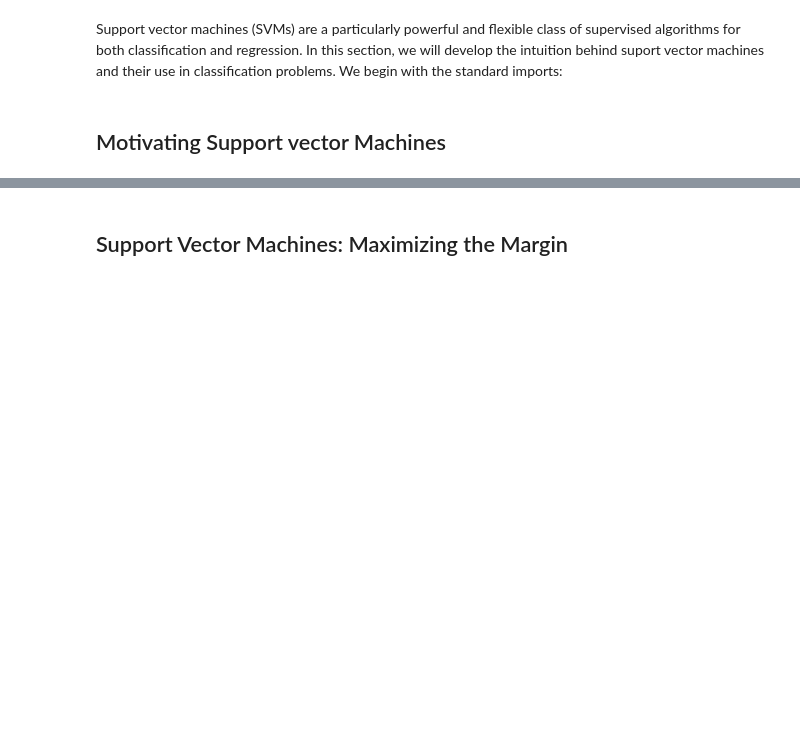
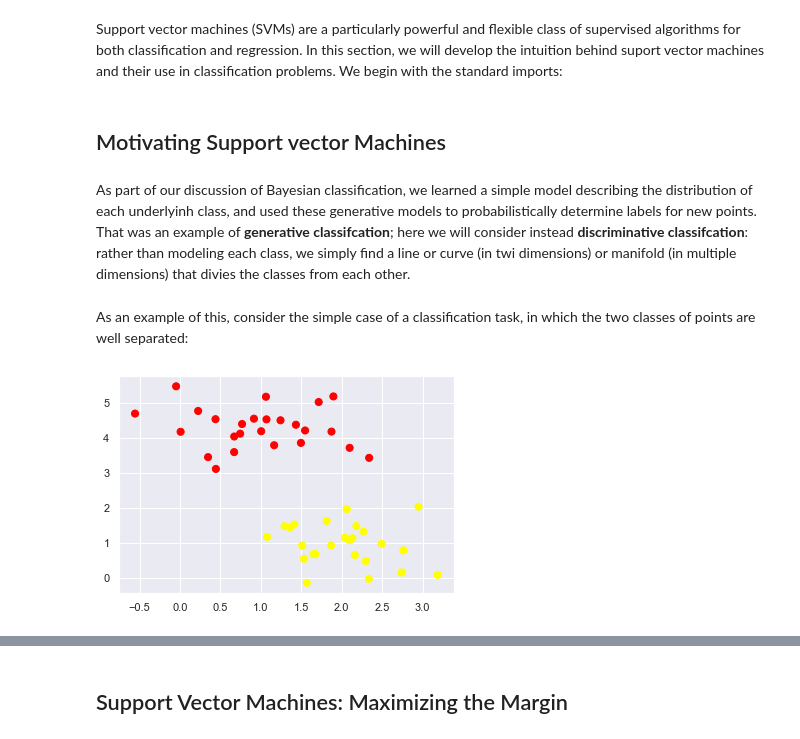
Before and after one commit to UlrikeBoehm/PythonDataScience, a Jupyter notebook: 05_MachineLearning/7_InDepth_Support_VectorMacines.ipynb, the cells around one changed output, grey strips where cells are left out. Drawn from its saved outputs; the diff is of its cells as text; code cells hidden in the pictures; blank space fills up the shorter version.

```diff
--- a/05_MachineLearning/7_InDepth_Support_VectorMacines.ipynb
+++ b/05_MachineLearning/7_InDepth_Support_VectorMacines.ipynb
@@ -14,3 +14,14 @@ from scipy import stats
 import seaborn as sns; sns.set()
 # %% [markdown]
 ## Motivating Support vector Machines
+# %% [markdown]
+As part of our discussion of Bayesian classification, we learned a simple model describing the distribution of each underlyinh class, and used these generative models to probabilistically determine labels for new points. That was an example of **generative classifcation**; here we will consider instead **discriminative classifcation**: rather than modeling each class, we simply find a line or curve (in twi dimensions) or manifold (in multiple dimensions) that divies the classes from each other.
+# %% [markdown]
+As an example of this, consider the simple case of a classification task, in which the two classes of points are well separated:
+# %%
+from sklearn.datasets.samples_generator import make_blobs
+X, y = make_blobs(n_samples=50, centers=2,
+                  random_state=0, cluster_std=0.60)
+plt.scatter(X[:, 0], X[:, 1], c=y, s=50, cmap='autumn');
+# %% [output]
+[figure, added]
```
Also changed, not shown: parts of 6 cells of this notebook.
